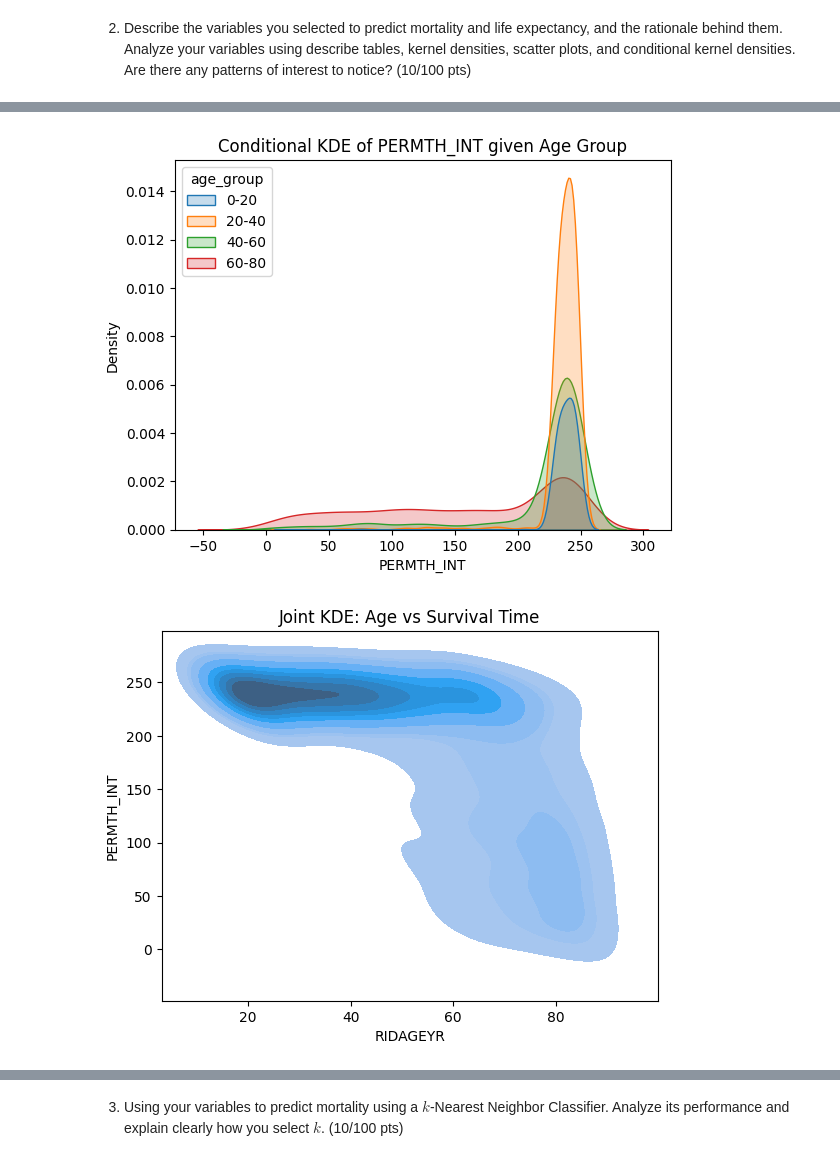
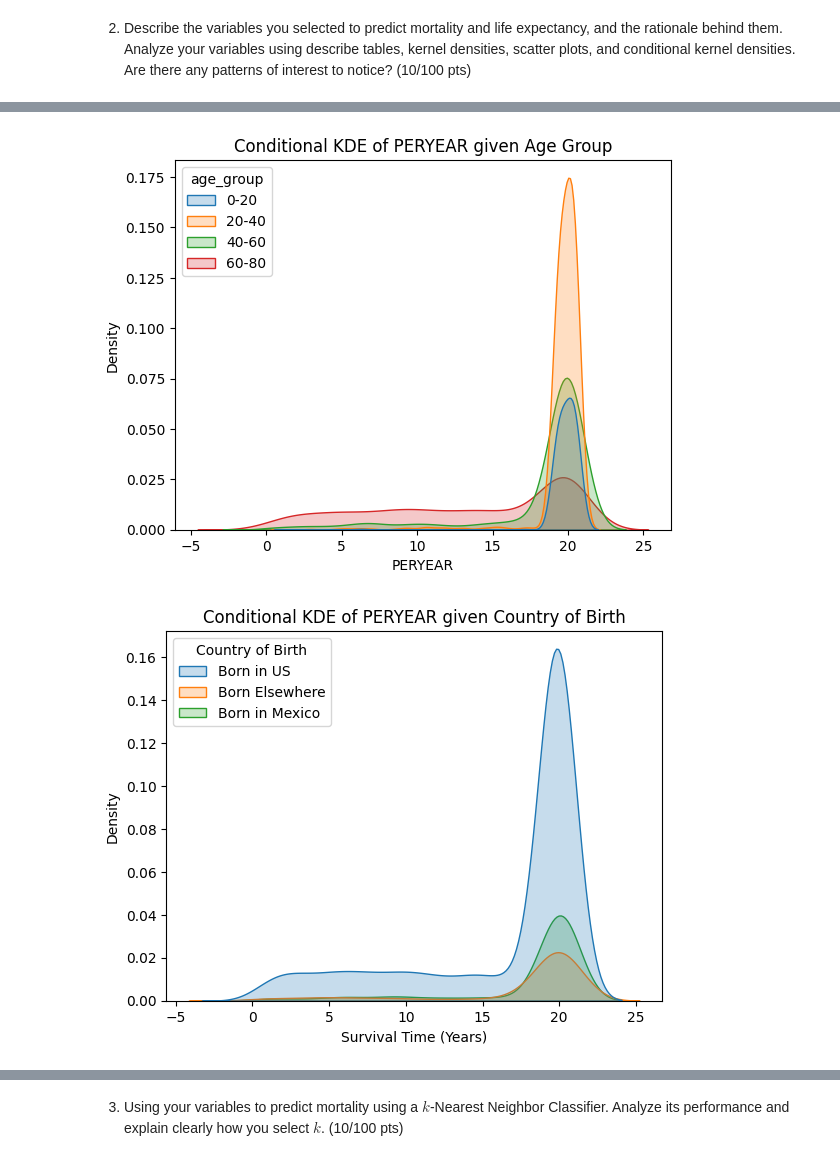
Before and after one commit to shalmalirao/ds3001-project1, a Jupyter notebook: project_1_bsds.ipynb, the cells around one changed output, grey strips where cells are left out. Drawn from its saved outputs; the diff is of its cells as text; code cells hidden in the pictures.

```diff
--- a/project_1_bsds.ipynb
+++ b/project_1_bsds.ipynb
@@ -163,6 +163,7 @@ targets = ['MORTSTAT', 'PERMTH_INT']
 # RIDRETH1 = race/ethnicity (1: Mexican American, 2: Other Hispanic, 3: Non Hispanic White, 4: Non Hispanic Black, 5: Other)
 # DMDBORN = country of birth (1: born in the US, 2: born in Mexico, 3: born elsewhere)
 # RIDAGEYR = age in years
+df['PERYEAR'] = df['PERMTH_INT'] / 12 # Convert survival time from months to years for better interpretability
 
 race_map = {
     1: "Mexican American",
@@ -188,6 +189,7 @@ df['Race'] = df['RIDRETH1'].map(race_map)
 df['Country of Birth'] = df['DMDBORN'].map(birth_map)
 df['Mortality Status'] = df['MORTSTAT'].map(mort_map)
 
+
 for var in variables:
     plt.figure()
     sns.kdeplot(data=df, x=var, fill=True)
@@ -197,11 +199,12 @@ for var in variables:
 plt.figure()
 sns.kdeplot(
     data=df,
-    x='PERMTH_INT',
-    hue='RIDRETH1',
+    x='PERYEAR',
+    hue='Race',
     fill=True
 )
-plt.title("Conditional KDE of PERMTH_INT given Race")
+plt.xlabel("Survival Time (Years)")
+plt.title("Conditional KDE of PERYEAR given Race")
 plt.show()
 
 df['age_group'] = pd.cut(
@@ -213,17 +216,31 @@ df['age_group'] = pd.cut(
 plt.figure()
 sns.kdeplot(
     data=df,
-    x='PERMTH_INT',
+    x='PERYEAR',
     hue='age_group',
     fill=True
 )
-plt.title("Conditional KDE of PERMTH_INT given Age Group")
+plt.title("Conditional KDE of PERYEAR given Age Group")
 plt.show()
 
+plt.figure()
+sns.kdeplot(
+    data=df,
+    x='PERYEAR',
+    hue='Country of Birth',
+    fill=True
+)
+
+plt.xlabel("Survival Time (Years)")
+plt.title("Conditional KDE of PERYEAR given Country of Birth")
+
+plt.show()
+
+plt.figure()
 sns.kdeplot(
     data=df,
     x='RIDAGEYR',
-    y='PERMTH_INT',
+    y='PERYEAR',
     fill=True
 )
 plt.title("Joint KDE: Age vs Survival Time")
@@ -237,2 +254,2 @@ plt.show()
-[figure, old version]
+[figure, new version]
-[figure, old version]
+[figure, new version]
```
Also changed, not shown: parts of 5 cells of this notebook.
